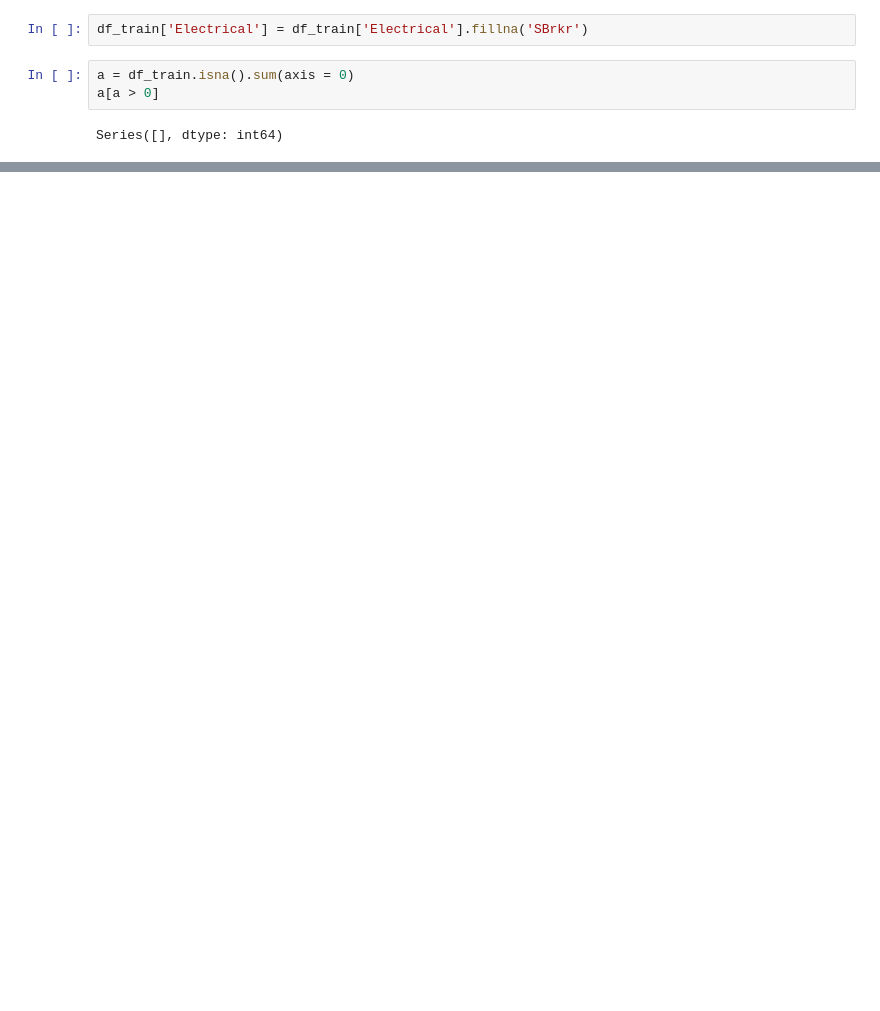
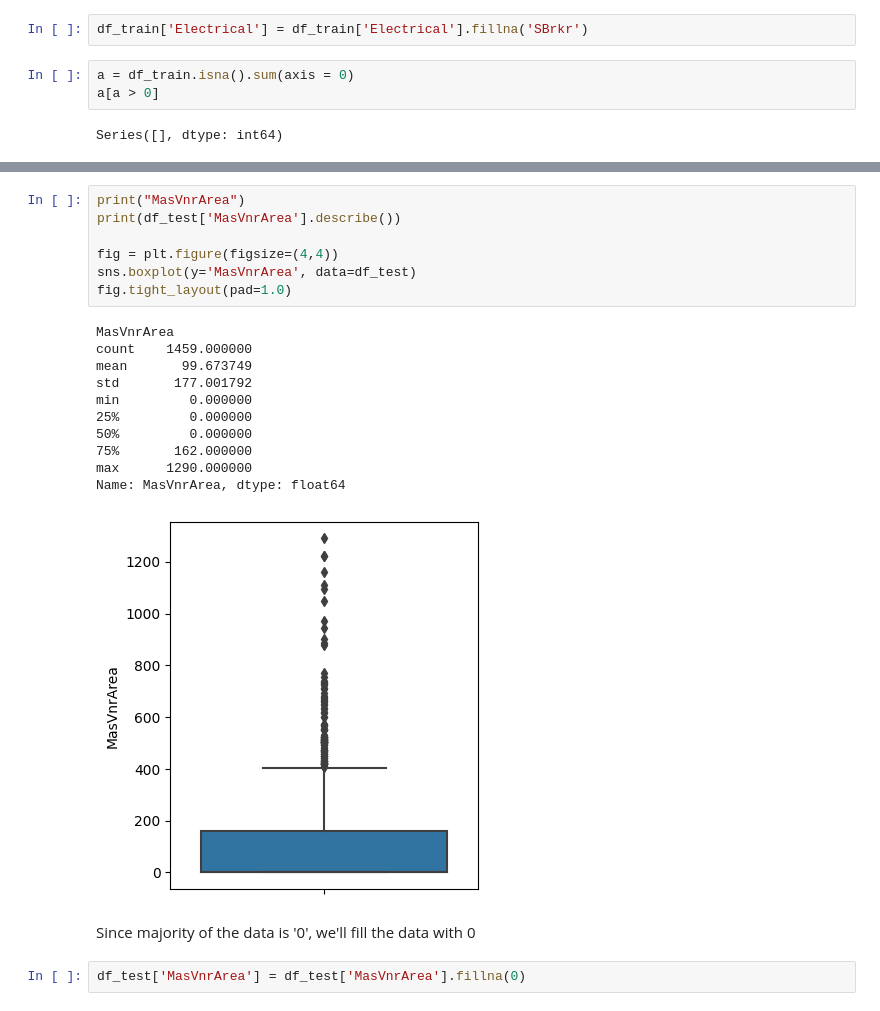
Before and after one commit to diegojsk/Kaggle_Housing_Prices-My_First_Approach, a Jupyter notebook: housing-prices-my-first-approach.ipynb, the cells around one changed output, grey strips where cells are left out. Cells and saved outputs as stored; diff of their text form; blank space fills up the shorter version.

```diff
--- a/housing-prices-my-first-approach.ipynb
+++ b/housing-prices-my-first-approach.ipynb
@@ -632,0 +815,23 @@ Let's define a strategy to preprocess the data.
+# %%
+print("MasVnrArea")
+print(df_test['MasVnrArea'].describe())
+
+fig = plt.figure(figsize=(4,4))
+sns.boxplot(y='MasVnrArea', data=df_test)
+fig.tight_layout(pad=1.0)
+# %% [output]
+MasVnrArea
+count    1459.000000
+mean       99.673749
+std       177.001792
+min         0.000000
+25%         0.000000
+50%         0.000000
+75%       162.000000
+max      1290.000000
+Name: MasVnrArea, dtype: float64
+[figure, added]
+# %% [markdown]
+Since majority of the data is '0', we'll fill the data with 0
+# %%
+df_test['MasVnrArea'] = df_test['MasVnrArea'].fillna(0)
```
Also changed, not shown: parts of 48 cells of this notebook.
